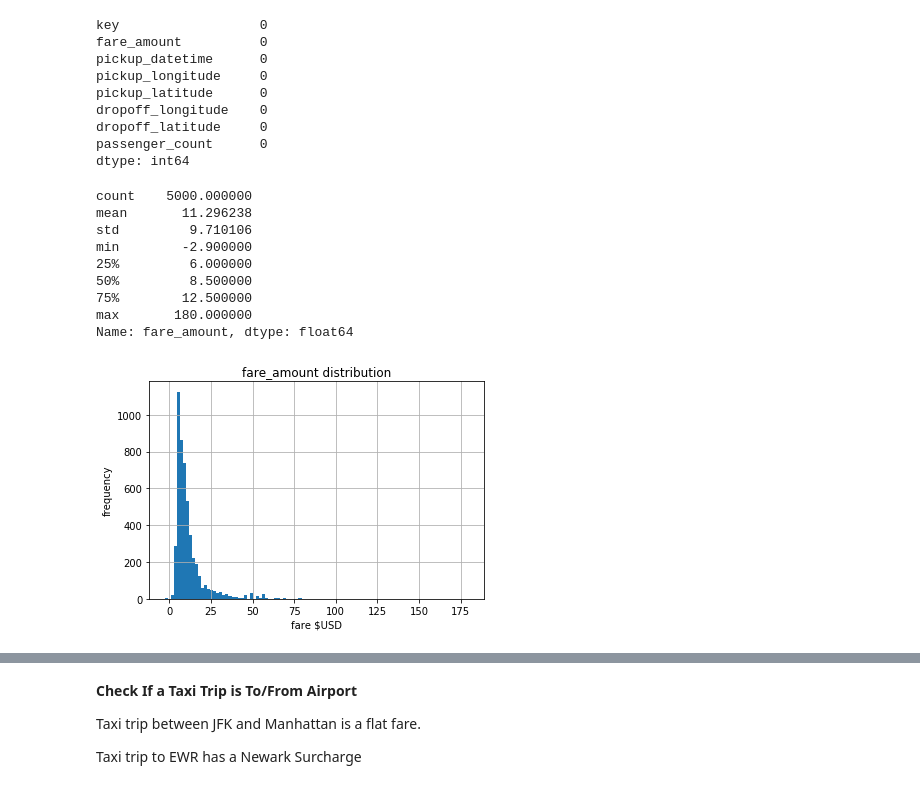
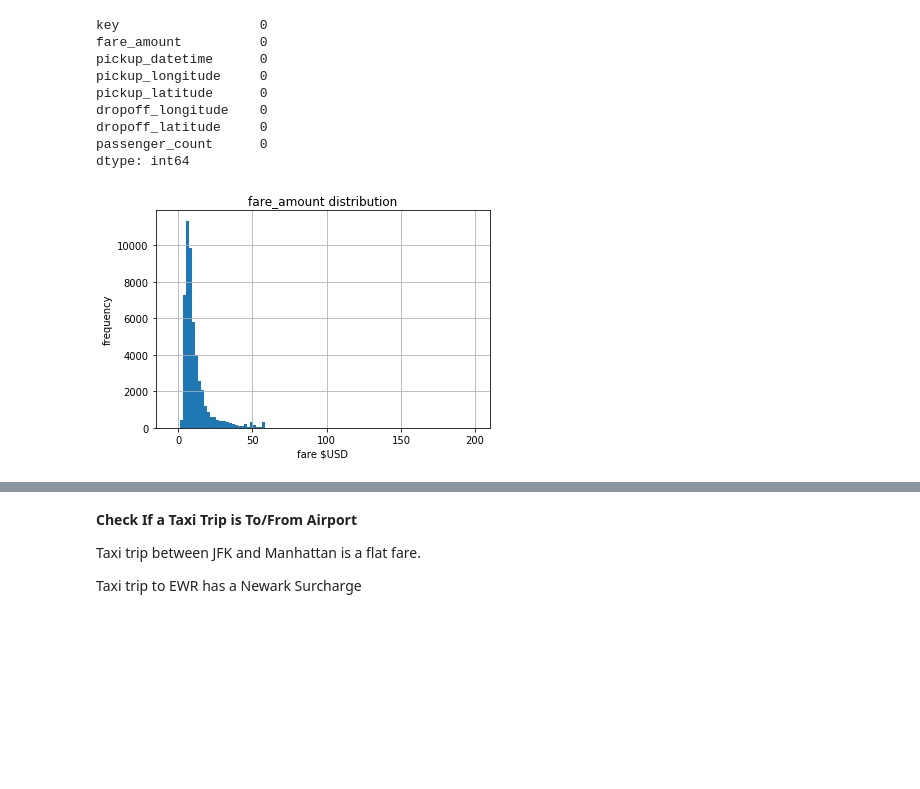
Before and after one commit to fanliu1991/NYC_Taxi_Fare_Prediction, a Jupyter notebook: NYC_Taxi_Fare_Prediction.ipynb, the cells around one changed output, grey strips where cells are left out. Saved outputs shown, nothing was run; the diff lists cells and outputs as text; code cells hidden in the pictures; blank space fills up the shorter version.

```diff
--- a/NYC_Taxi_Fare_Prediction.ipynb
+++ b/NYC_Taxi_Fare_Prediction.ipynb
@@ -15,7 +15,7 @@ print(os.listdir("../input"))
 
 # read data in pandas dataframe
 # df_train =  pd.read_csv('../input/train.csv', nrows = 150000, parse_dates=["pickup_datetime"])
-df_train =  pd.read_csv('../input/train.csv', nrows = 5000, parse_dates=["pickup_datetime"])
+df_train =  pd.read_csv('../input/train.csv', nrows = 50_000, parse_dates=["pickup_datetime"])
 '''
 print(len(df_train))
 print(df_train.dtypes)
@@ -58,25 +48,16 @@ dtype: int64
 # %%
 # check for outliers in fare_amount
 df_train["fare_amount"].hist(bins=100)
 plt.xlabel('fare $USD')
 plt.ylabel('frequency')
 plt.title('fare_amount distribution')
 '''
 print(df_train["fare_amount"].describe())
 '''
 # the minimal fare_amount is negative, which is not realistic, so drop them
-df_train = df_train[df_train.fare_amount>=0]
+df_train = df_train[df_train.fare_amount>0]
 # %% [output]
-count    5000.000000
-mean       11.296238
-std         9.710106
-min        -2.900000
-25%         6.000000
-50%         8.500000
-75%        12.500000
-max       180.000000
-Name: fare_amount, dtype: float64
-[figure, old version]
+[figure, new version]
 # %%
 # check for outliers in passenger_count
 df_train["passenger_count"].hist(bins=100, figsize=(14,3))
```
Also changed, not shown: parts of 36 cells of this notebook.
